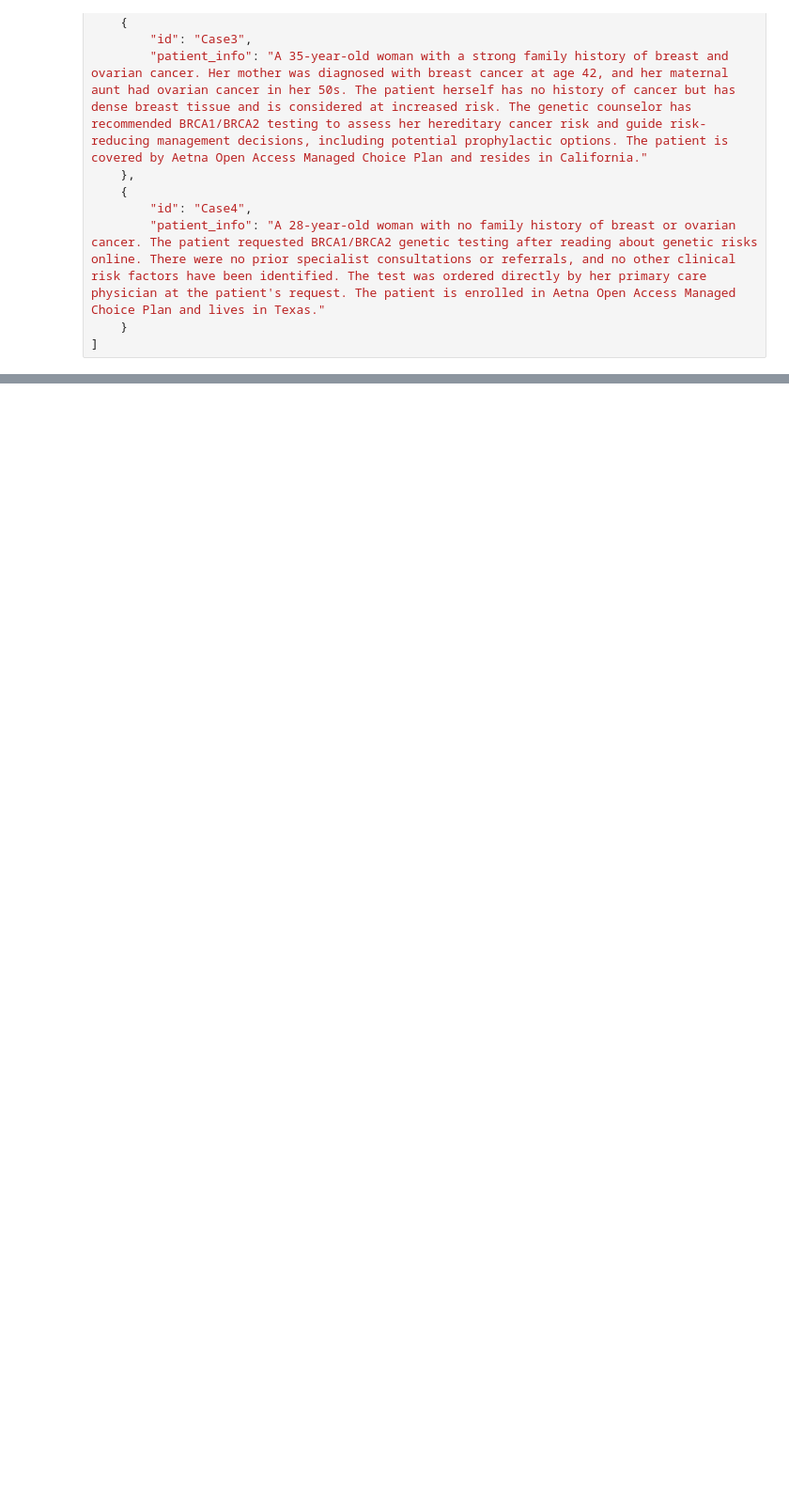
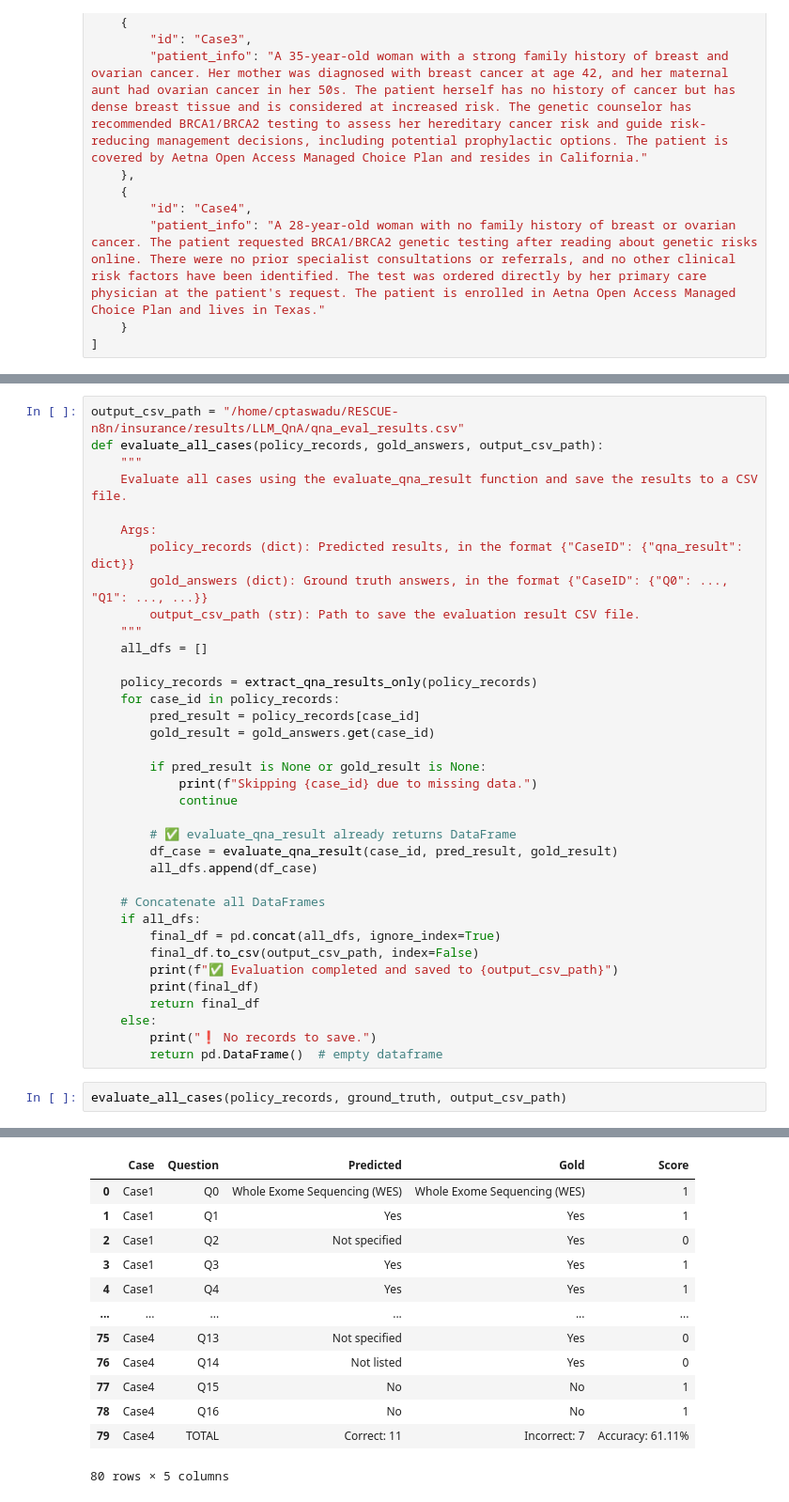
Before and after one commit to stormliucong/RESCUE-n8n, a Jupyter notebook: insurance/codes/qna_end_to_end.ipynb, the cells around one changed output, grey strips where cells are left out. Shown: that part at 94% size. Saved outputs shown, nothing was run; the diff lists cells and outputs as text; blank space fills up the shorter version.

Commit message:
add automated evaluation

```diff
--- a/insurance/codes/qna_end_to_end.ipynb
+++ b/insurance/codes/qna_end_to_end.ipynb
@@ -447,0 +578,39 @@ qna_result
+# %%
+output_csv_path = "/home/cptaswadu/RESCUE-n8n/insurance/results/LLM_QnA/qna_eval_results.csv"
+def evaluate_all_cases(policy_records, gold_answers, output_csv_path):
+    """
+    Evaluate all cases using the evaluate_qna_result function and save the results to a CSV file.
+
+    Args:
+        policy_records (dict): Predicted results, in the format {"CaseID": {"qna_result": dict}}
+        gold_answers (dict): Ground truth answers, in the format {"CaseID": {"Q0": ..., "Q1": ..., ...}}
+        output_csv_path (str): Path to save the evaluation result CSV file.
+    """
+    all_dfs = []
+
+    policy_records = extract_qna_results_only(policy_records)
+    for case_id in policy_records:
+        pred_result = policy_records[case_id]
+        gold_result = gold_answers.get(case_id)
+
+        if pred_result is None or gold_result is None:
+            print(f"Skipping {case_id} due to missing data.")
+            continue
+
+        # ✅ evaluate_qna_result already returns DataFrame
+        df_case = evaluate_qna_result(case_id, pred_result, gold_result)
+        all_dfs.append(df_case)
+
+    # Concatenate all DataFrames
+    if all_dfs:
+        final_df = pd.concat(all_dfs, ignore_index=True)
+        final_df.to_csv(output_csv_path, index=False)
+        print(f"✅ Evaluation completed and saved to {output_csv_path}")
+        print(final_df)
+        return final_df
+    else:
+        print("❗ No records to save.")
+        return pd.DataFrame()  # empty dataframe
+# %%
+evaluate_all_cases(policy_records, ground_truth, output_csv_path)
+# %% [output]
@@ -447,0 +634,13 @@ qna_result
+|  | Case | Question | Predicted | Gold | Score |
+| 0 | Case1 | Q0 | Whole Exome Sequencing (WES) | Whole Exome Sequencing (WES) | 1 |
+| 1 | Case1 | Q1 | Yes | Yes | 1 |
+| 2 | Case1 | Q2 | Not specified | Yes | 0 |
+| 3 | Case1 | Q3 | Yes | Yes | 1 |
+| 4 | Case1 | Q4 | Yes | Yes | 1 |
+| ... | ... | ... | ... | ... | ... |
+| 75 | Case4 | Q13 | Not specified | Yes | 0 |
+| 76 | Case4 | Q14 | Not listed | Yes | 0 |
+| 77 | Case4 | Q15 | No | No | 1 |
+| 78 | Case4 | Q16 | No | No | 1 |
+| 79 | Case4 | TOTAL | Correct: 11 | Incorrect: 7 | Accuracy: 61.11% |
+80 rows × 5 columns
```
Also changed, not shown: parts of 11 cells of this notebook, 1 other file.
